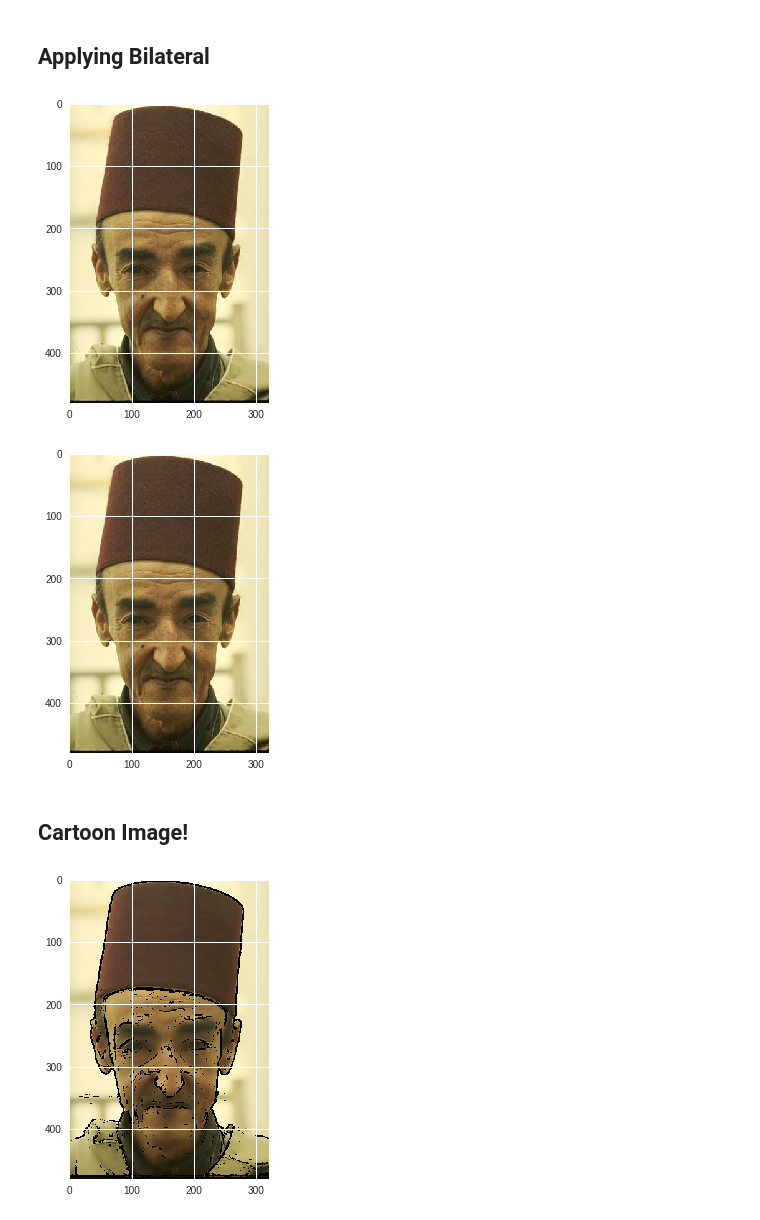
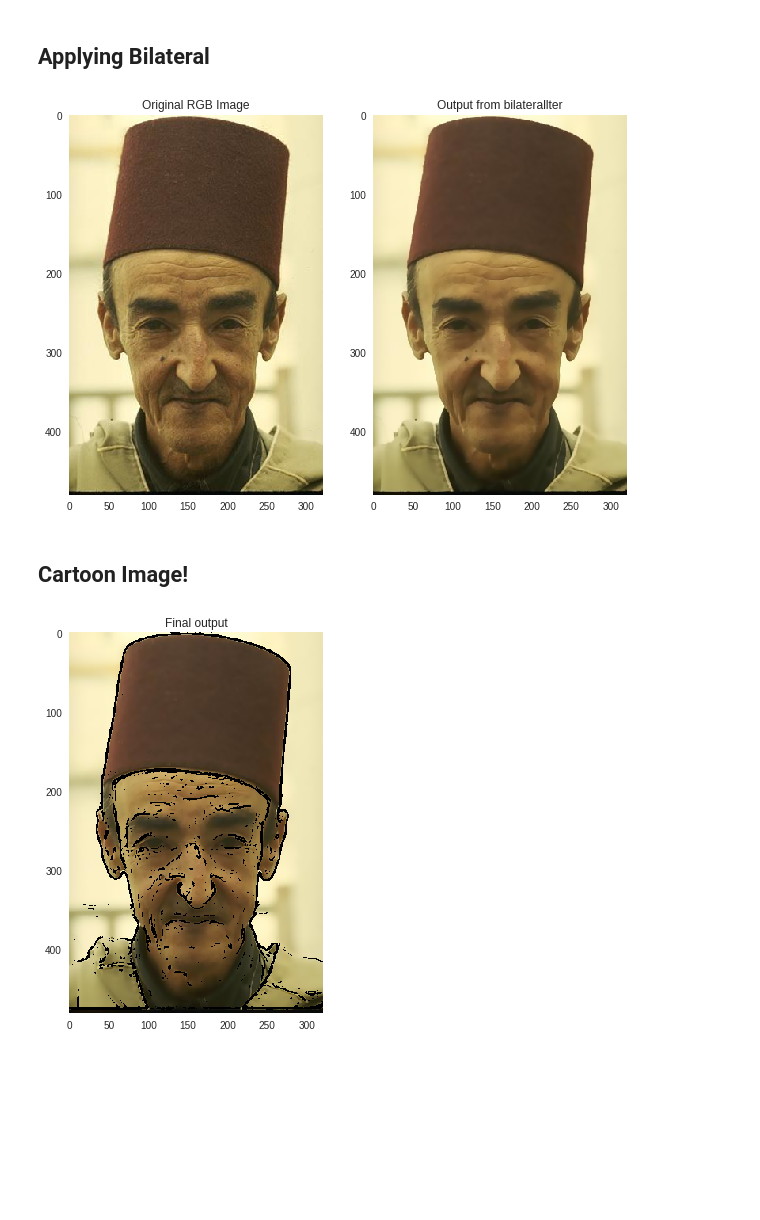
Before and after one commit to FNSYacoub/Cartoonify-Images, a Jupyter notebook: Cartoonify_Images.ipynb, the cells around one changed output. Cells and saved outputs as stored; diff of their text form; code cells hidden in the pictures; blank space fills up the shorter version.

```diff
--- a/Cartoonify_Images.ipynb
+++ b/Cartoonify_Images.ipynb
@@ -49,3 +49,5 @@ Archive:  /content/img.zip
+# %%
+plt.rcParams["axes.grid"] = False
 # %% [markdown]
 ## Loading Images
 # %%
@@ -95,15 +104,18 @@ plt.show(True)
 # %%
 # small = cv2.resize(image, (0,0), fx=0.5, fy=0.5)
 # bilateral_filtering_input = small
 bilateral_filtering_input = image
 bilateral = cv2.bilateralFilter(bilateral_filtering_input,9, 35, 35)
+plt.figure(figsize=(10,10))
+subplot(1,2,1)
+title('Original RGB Image')
 plt.imshow(image)
-plt.show(True)
-plt.imshow(image)
-plt.show(True)
+subplot(1,2,2)
+title('Output from bilaterallter')
+plt.imshow(bilateral)
+show()
 # %% [output]
-[figure, old version]
+[figure, new version]
-[figure, removed]
 # %% [markdown]
 ## Cartoon Image!
 # %%
@@ -115,7 +127,9 @@ plt.show(True)
 
 three_channel_thresholded = 255-cv2.cvtColor(after_threshold.astype('uint16'), cv2.COLOR_GRAY2BGR)
 cartoon = cv2.bitwise_and(bilateral.astype('uint16'), three_channel_thresholded.astype('uint16'))
+plt.figure(figsize=(7,7))
+title('Final output')
 plt.imshow(cartoon)
 plt.show(True)
 # %% [output]
-[figure, old version]
+[figure, new version]
```
Also changed, not shown: parts of 12 cells of this notebook.
